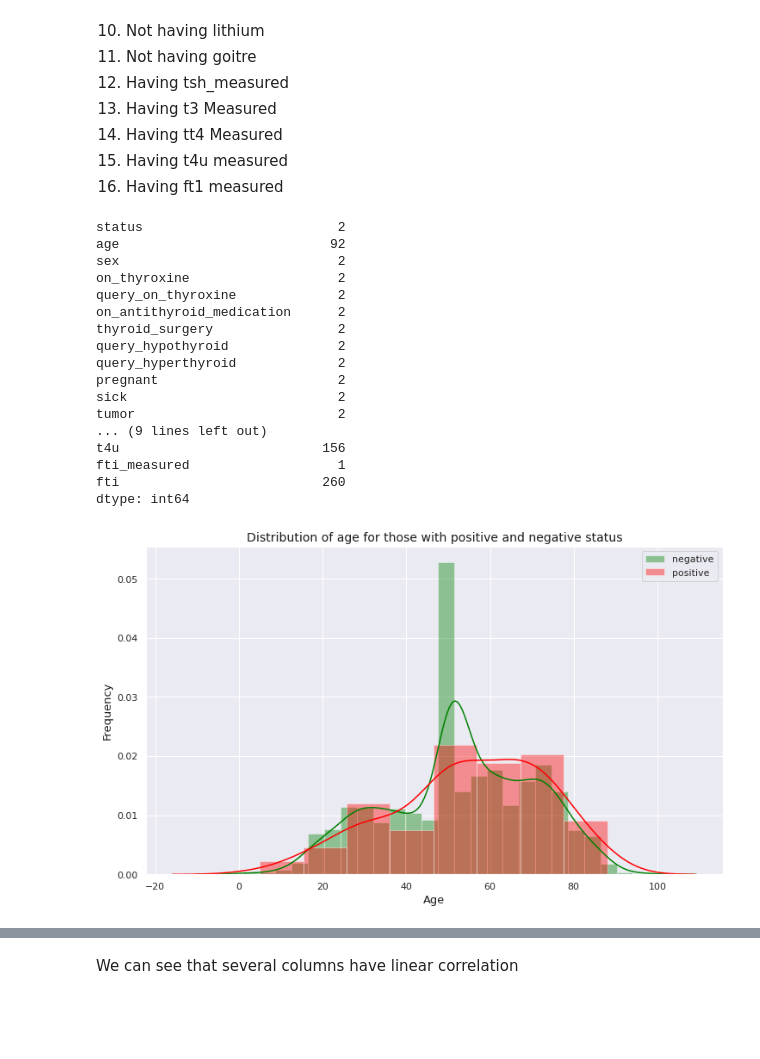
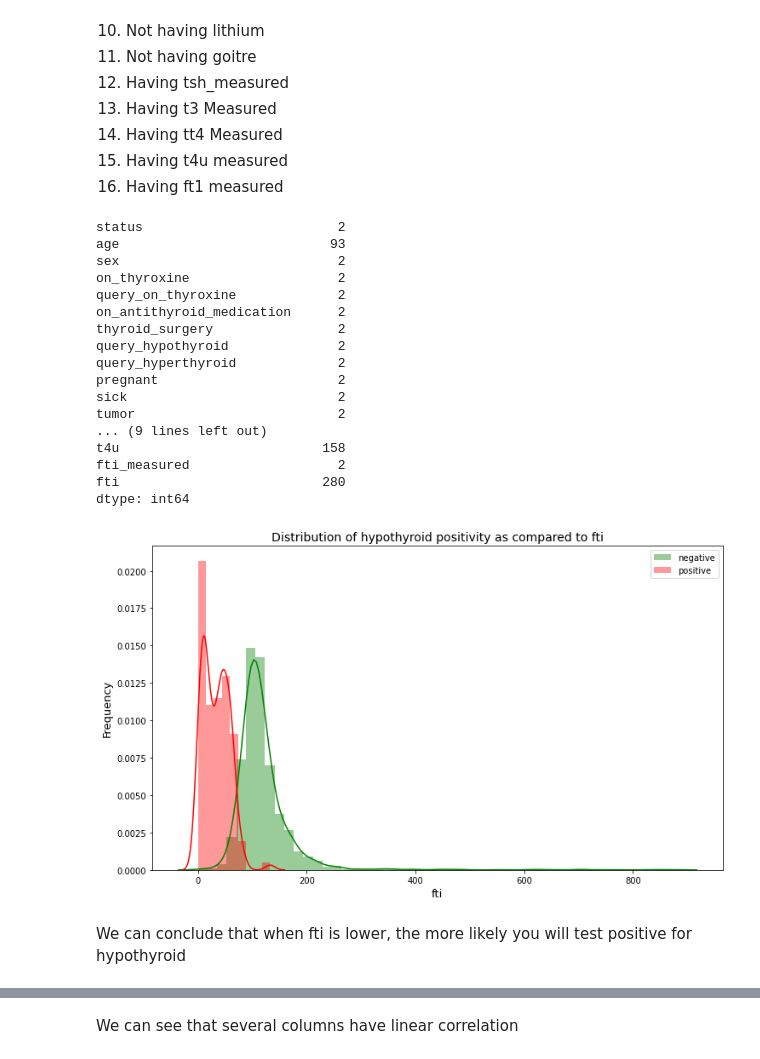
Before and after one commit to IanTirok/Nairobi-Hospital-Hypothyroidism-Prediction, a Jupyter notebook: Moringa_Data_Science_Core_W8_Independent_Project_2021_07_Ian_Tirok.ipynb, the cells around one changed output, grey strips where cells are left out. Cells and saved outputs as stored; diff of their text form; code cells hidden in the pictures; blank space fills up the shorter version.

```diff
--- a/Moringa_Data_Science_Core_W8_Independent_Project_2021_07_Ian_Tirok.ipynb
+++ b/Moringa_Data_Science_Core_W8_Independent_Project_2021_07_Ian_Tirok.ipynb
@@ -147,8 +168,4 @@ dtype: int64
 # %%
-# replacing the missing values in TSH, T3, TT4, T4U, FTI with zero. This is because the patients who have missing values
-# did not take the test. Therefore we will make the assumption that their test result was zero.
-df.fillna(0, inplace=True)
-
 # Removing the question marks in each column
 df.replace('?',np.nan,inplace=True)
 
@@ -172,6 +189,10 @@ df['age'].fillna(age_mean, inplace=True)
 # replacing the null values of the sex column with the mode sex
 df['sex'] = df['sex'].fillna(df['sex'].mode()[0])
 
+# replacing the missing values with zero. This is because the patients who have missing values
+# did not take the test. Therefore we will make the assumption that their test result was zero.
+#df.fillna(0, inplace=True)
+
 # confirming there are no missing values
 df.isnull().sum()
 # %% [output]
@@ -664,7 +702,7 @@ Through the above plots, we can conclude the worst combination on likelyhood of
 df.nunique()
 # %% [output]
 status                         2
-age                           92
+age                           93
 sex                            2
 on_thyroxine                   2
 query_on_thyroxine             2
@@ -676,31 +714,33 @@ pregnant                       2
 sick                           2
 tumor                          2
 ... (9 lines left out)
-t4u                          156
-fti_measured                   1
-fti                          260
+t4u                          158
+fti_measured                   2
+fti                          280
 dtype: int64
 # %%
 
-# Plotting histogram to show distribution of age per gender
+# Plotting histogram to show distribution of hypothyroid positivity as compared to fti
 #
-negative = df.loc[df.status=='negative', 'age']    # Selecting only negative datapoints in the age column
-positive = df.loc[df.status=='hypothyroid', 'age']  # Selecting only positive datapoints in the age column
+negative = df.loc[df.status=='negative', 'fti']    # Selecting only negative datapoints in the age column
+positive = df.loc[df.status=='hypothyroid', 'fti']  # Selecting only positive datapoints in the age column
 
 
 
 # Plotting the histograms
 #
 plt.figure(figsize=(12,7))
 sns.distplot(negative, color="green", label="negative")
 sns.distplot(positive, color="red", label="positive")
-plt.title('Distribution of age for those with positive and negative status', fontsize = 14, color = 'k')
-plt.xlabel('Age', fontsize = 13, color = 'k')
+plt.title('Distribution of hypothyroid positivity as compared to fti', fontsize = 14, color = 'k')
+plt.xlabel('fti', fontsize = 13, color = 'k')
 plt.ylabel('Frequency', fontsize = 13, color = 'k')
 plt.legend()
 plt.show()
 # %% [output]
-[figure, old version]
+[figure, new version]
+# %% [markdown]
+We can conclude that when fti is lower, the more likely you will test positive for hypothyroid
 # %%
 
 col_names = ["age", "tsh", "t3", "tt4", "t4u", "fti"]
```
Also changed, not shown: parts of 49 cells of this notebook.
